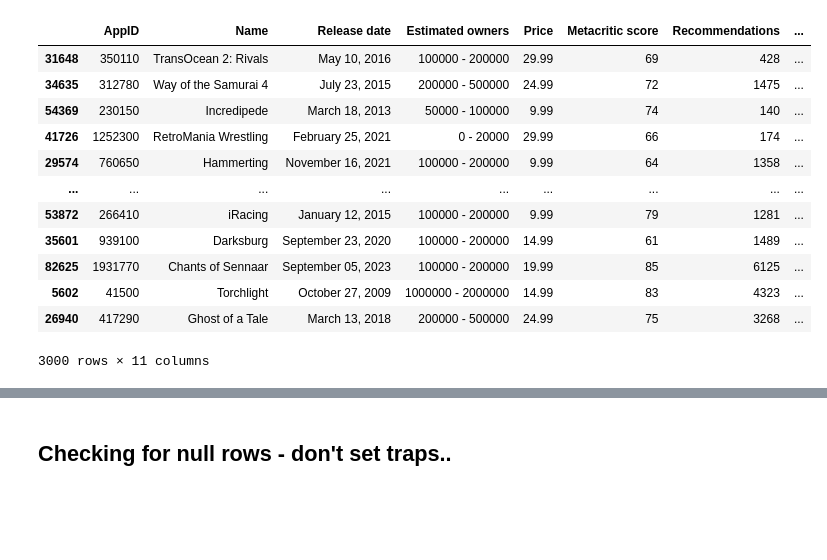
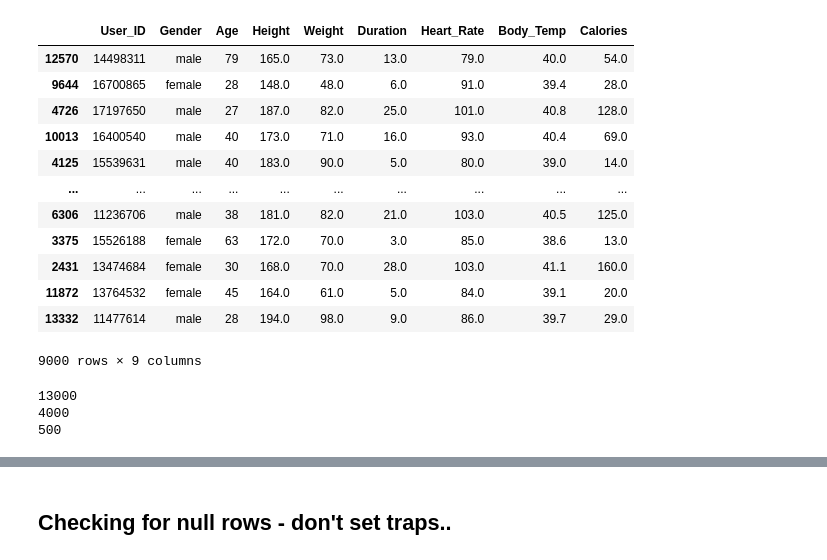
Before and after one commit to manole-alexandru/Propunere-probleme-si-solutii, a Jupyter notebook: Dataset si evaluator/Dataset/Dataset.ipynb, the cells around one changed output, grey strips where cells are left out. Drawn from its saved outputs; the diff is of its cells as text; code cells hidden in the pictures; blank space fills up the shorter version.

```diff
--- a/Dataset si evaluator/Dataset/Dataset.ipynb
+++ b/Dataset si evaluator/Dataset/Dataset.ipynb
@@ -61,3 +59,8 @@ df.to_csv("filtered_games.csv", index=False)
 # %%
-df
+df = df.dropna()
+df_filtered = df
+df_test = df_filtered.sample(n=2000, replace=False)
+
+df_test.to_csv("task1_dataset_eval_t.csv", index=False)
+df_test
 # %% [output]
@@ -77,10 +79,0 @@ df
-# %%
-# Randomly sample 1000 rows from the dataset and save the result to a new file named dataset_test.csv
-# Do not include the samples that are already in dataset_sample.csv
-
-#df_filtered = df[~df["AppID"].isin(df_sample["AppID"])]
-df_filtered = df
-df_test = df_filtered.sample(n=600, replace=False)
-
-df_test.to_csv("dataset_eval_t.csv", index=False)
-df_test
@@ -101,24 +80,43 @@ df_test
 # %%
 # Randomly sample 5000 rows from the dataset and save the result to a new file named dataset_train.csv
 # Do not include the samples that are already in other two files
-df_filtered_train = df_filtered[~df_filtered["AppID"].isin(df_test["AppID"])]
-df_train = df_filtered_train.sample(n=3000, replace=False)
+df_filtered_train = df_filtered[~df_filtered["User_ID"].isin(df_test["User_ID"])]
+df_train = df_filtered_train.sample(n=9000, replace=False)
 df_train.to_csv("dataset_train.csv", index=False)
 
 df_train
 # %% [output]
-|  | AppID | Name | Release date | Estimated owners | Price | Metacritic score | Recommendations | ... |
-| 31648 | 350110 | TransOcean 2: Rivals | May 10, 2016 | 100000 - 200000 | 29.99 | 69 | 428 | ... |
-| 34635 | 312780 | Way of the Samurai 4 | July 23, 2015 | 200000 - 500000 | 24.99 | 72 | 1475 | ... |
-| 54369 | 230150 | Incredipede | March 18, 2013 | 50000 - 100000 | 9.99 | 74 | 140 | ... |
-| 41726 | 1252300 | RetroMania Wrestling | February 25, 2021 | 0 - 20000 | 29.99 | 66 | 174 | ... |
-| 29574 | 760650 | Hammerting | November 16, 2021 | 100000 - 200000 | 9.99 | 64 | 1358 | ... |
-| ... | ... | ... | ... | ... | ... | ... | ... | ... |
-| 53872 | 266410 | iRacing | January 12, 2015 | 100000 - 200000 | 9.99 | 79 | 1281 | ... |
-| 35601 | 939100 | Darksburg | September 23, 2020 | 100000 - 200000 | 14.99 | 61 | 1489 | ... |
-| 82625 | 1931770 | Chants of Sennaar | September 05, 2023 | 100000 - 200000 | 19.99 | 85 | 6125 | ... |
-| 5602 | 41500 | Torchlight | October 27, 2009 | 1000000 - 2000000 | 14.99 | 83 | 4323 | ... |
-| 26940 | 417290 | Ghost of a Tale | March 13, 2018 | 200000 - 500000 | 24.99 | 75 | 3268 | ... |
+|  | User_ID | Gender | Age | Height | Weight | Duration | Heart_Rate | Body_Temp | Calories |
+| 12570 | 14498311 | male | 79 | 165.0 | 73.0 | 13.0 | 79.0 | 40.0 | 54.0 |
+| 9644 | 16700865 | female | 28 | 148.0 | 48.0 | 6.0 | 91.0 | 39.4 | 28.0 |
+| 4726 | 17197650 | male | 27 | 187.0 | 82.0 | 25.0 | 101.0 | 40.8 | 128.0 |
+| 10013 | 16400540 | male | 40 | 173.0 | 71.0 | 16.0 | 93.0 | 40.4 | 69.0 |
+| 4125 | 15539631 | male | 40 | 183.0 | 90.0 | 5.0 | 80.0 | 39.0 | 14.0 |
+| ... | ... | ... | ... | ... | ... | ... | ... | ... | ... |
+| 6306 | 11236706 | male | 38 | 181.0 | 82.0 | 21.0 | 103.0 | 40.5 | 125.0 |
+| 3375 | 15526188 | female | 63 | 172.0 | 70.0 | 3.0 | 85.0 | 38.6 | 13.0 |
+| 2431 | 13474684 | female | 30 | 168.0 | 70.0 | 28.0 | 103.0 | 41.1 | 160.0 |
+| 11872 | 13764532 | female | 45 | 164.0 | 61.0 | 5.0 | 84.0 | 39.1 | 20.0 |
+| 13332 | 11477614 | male | 28 | 194.0 | 98.0 | 9.0 | 86.0 | 39.7 | 29.0 |
-3000 rows × 11 columns
+9000 rows × 9 columns
+# %%
+df_filtered_test2 = df_filtered[~df_filtered["User_ID"].isin(df_test["User_ID"])]
+print(len(df_filtered_test2))
+df_filtered_test2 = df_filtered_test2[~df_filtered_test2["User_ID"].isin(df_train["User_ID"])]
+print(len(df_filtered_test2))
+df_filtered_test2 = df_filtered_test2[df_filtered_test2['Gender'] == 'male']
+df_filtered_test2 = df_filtered_test2[df_filtered_test2['Age'] <= 36]
+df_test2 = df_filtered_test2.sample(n=500, replace=False)
+print(len(df_test2))
+
+df_test2 = df_test2.drop(columns=["Gender"])
+
+df_test2.to_csv("task2_dataset_eval_t.csv", index=False)
+df_test2 = df_test2.drop(columns=["Calories"])
+df_test2.to_csv("task2_dataset_eval.csv", index=False)
+# %% [output]
+13000
+4000
+500
 # %%
 # Load the dataset_eval_with_target.csv and drop the "Price" column and save the result to a new file named dataset_eval.csv
```
Also changed, not shown: parts of 9 cells of this notebook, 42 other files.
